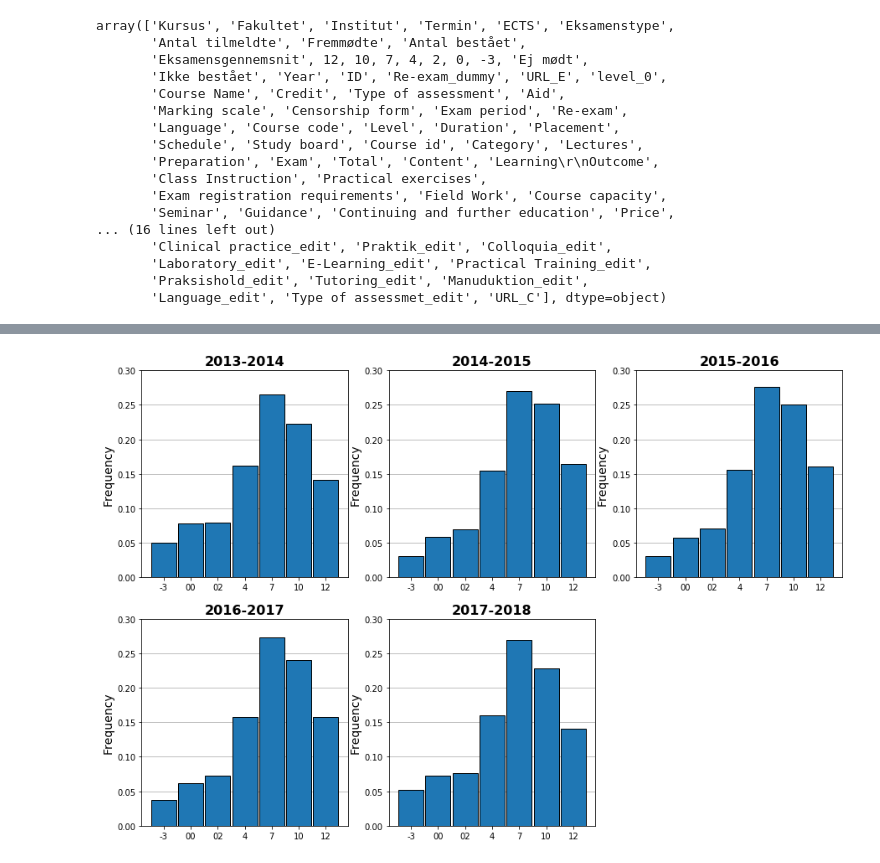
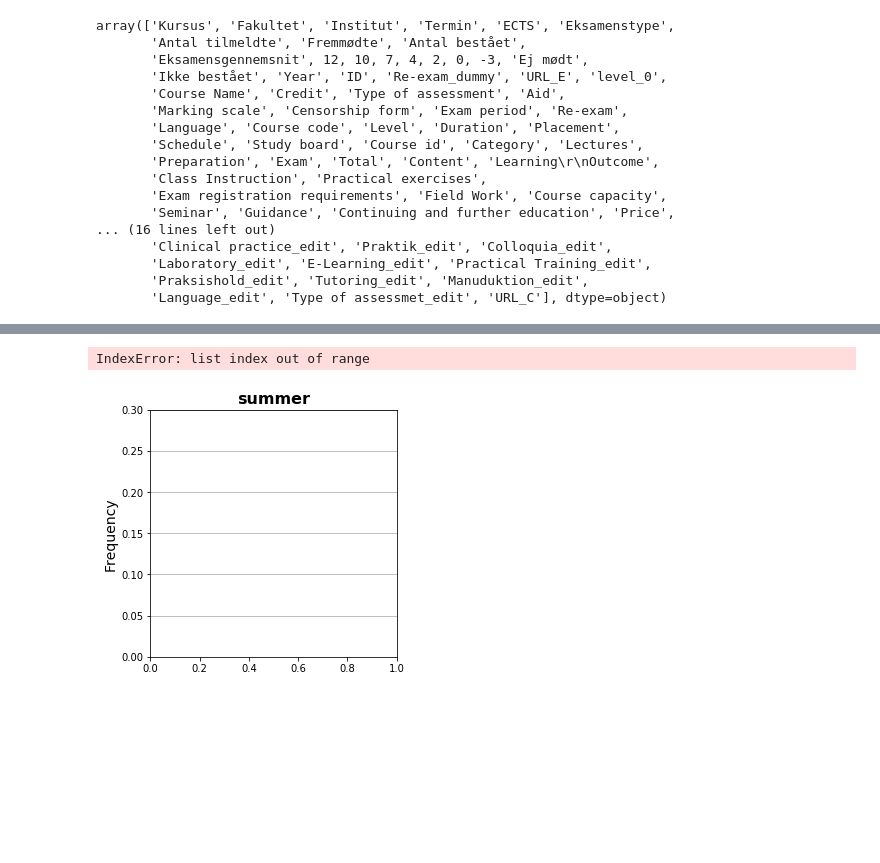
Before and after one commit to tnv875/Group18-NoTeeth, a Jupyter notebook: Exam project/Jacob legemappe/Load final data set (JACOB DUPLICATE)-Copy1.ipynb, the cells around one changed output, grey strips where cells are left out. Saved outputs shown, nothing was run; the diff lists cells and outputs as text; code cells hidden in the pictures; blank space fills up the shorter version.

```diff
--- a/Exam project/Jacob legemappe/Load final data set (JACOB DUPLICATE)-Copy1.ipynb
+++ b/Exam project/Jacob legemappe/Load final data set (JACOB DUPLICATE)-Copy1.ipynb
@@ -42,0 +129,7 @@ array(['Kursus', 'Fakultet', 'Institut', 'Termin', 'ECTS', 'Eksamenstype',
+# %%
+Termin_edit = []
+for i in range (len(df["Termin"])):
+    if df["Termin"][i].__contains__("s") == True:
+        Termin_edit.append(1)
+    else:
+        Termin_edit.append(0)
@@ -43,3 +159,18 @@ array(['Kursus', 'Fakultet', 'Institut', 'Termin', 'ECTS', 'Eksamenstype',
+# %%
+season = ["summer", "winter"]
+
+f, ax = plt.subplots(figsize=(15,10))
+
+for i in range(2):
+    plt.subplot(2, 3, i+1)
+    plt.title(season[i], fontsize = 16, weight = 'bold')
+    plt.ylim([0,0.30])
+    plt.grid(axis ='y',zorder=0)
+    plt.ylabel('Frequency',fontsize=14)
+    plt.bar(x, y_summer[i], width=0.93, edgecolor='black',zorder=3)
+# %% [output]
+IndexError: list index out of range
+[figure, added]
 # %%
 y_inner = []
 y = []
@@ -71,17 +202,3 @@ for i in range(len(y)):
     y_freq_inner = []
 
 y_freq;
-# %%
-years = ["2013-2014","2014-2015","2015-2016","2016-2017","2017-2018"]
-
-f, ax = plt.subplots(figsize=(15,10))
-
-for i in range(5):
-    plt.subplot(2, 3, i+1)
-    plt.title(years[i], fontsize = 16, weight = 'bold')
-    plt.ylim([0,0.30])
-    plt.grid(axis ='y',zorder=0)
-    plt.ylabel('Frequency',fontsize=14)
-    plt.bar(x, y_freq[i], width=0.93, edgecolor='black',zorder=3)
-# %% [output]
-[figure, removed]
```
Also changed, not shown: parts of 6 cells of this notebook.
